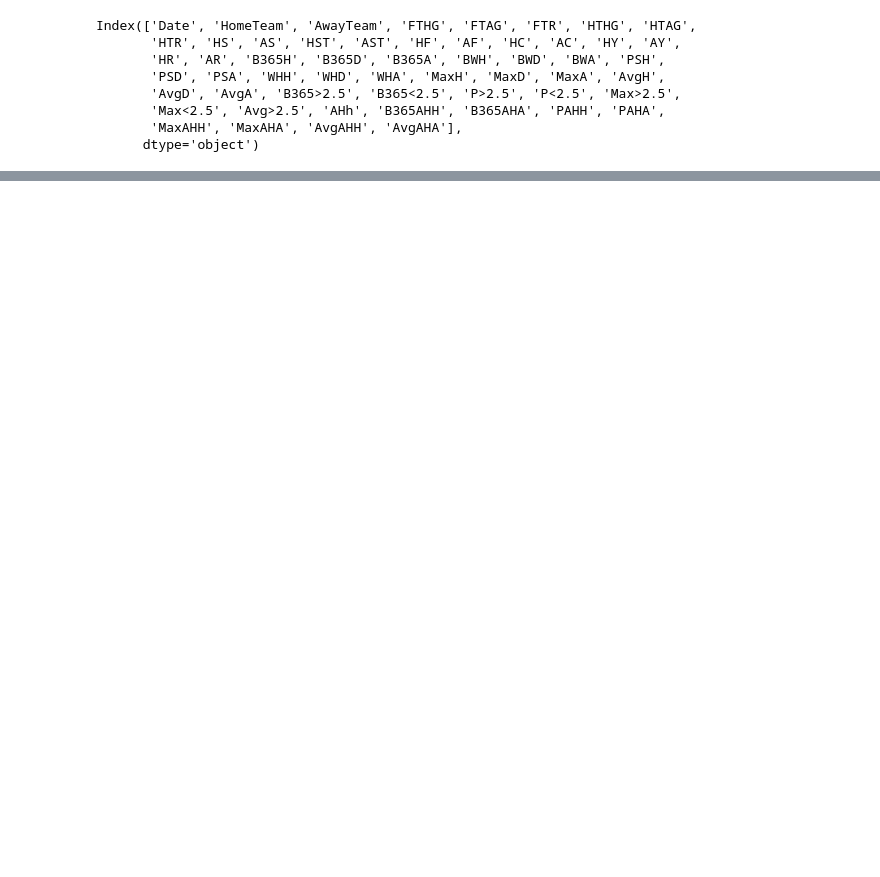
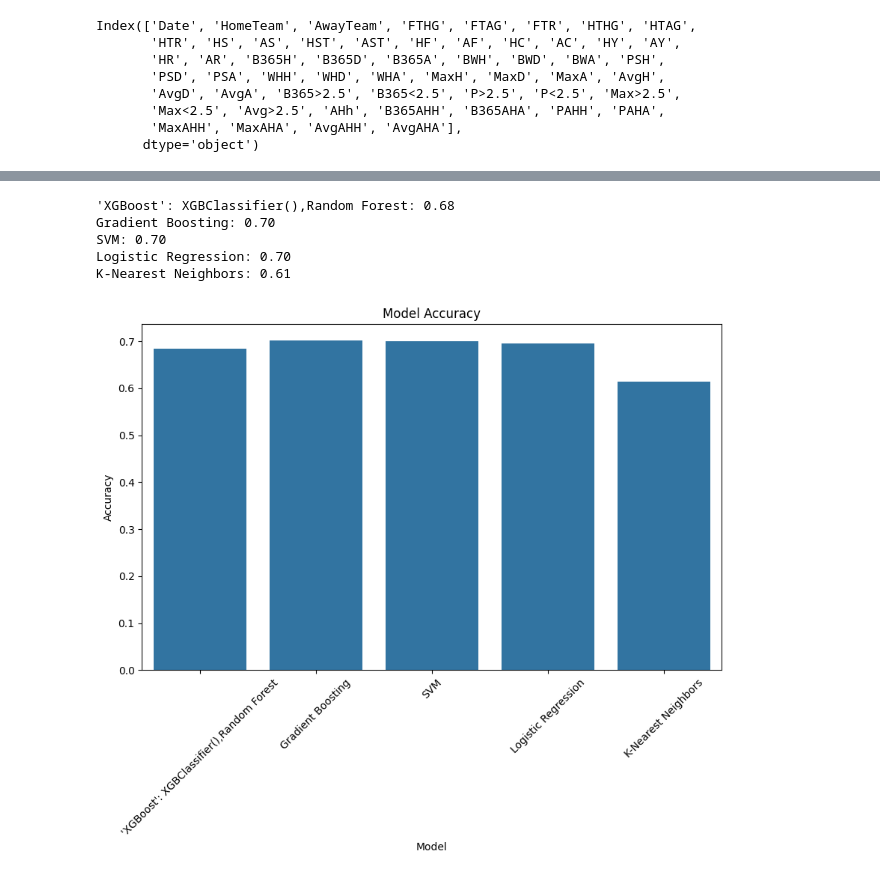
Before and after one commit to mstfgul/BetPredictionProject, a Jupyter notebook: visualizations/data_analysis_model_training_2.ipynb, the cells around one changed output, grey strips where cells are left out. Saved outputs shown, nothing was run; the diff lists cells and outputs as text; code cells hidden in the pictures; blank space fills up the shorter version.

```diff
--- a/visualizations/data_analysis_model_training_2.ipynb
+++ b/visualizations/data_analysis_model_training_2.ipynb
@@ -427,0 +204,5 @@ ValueError: Could not interpret value `FTR and Res = Full Time Result (H=Home Wi
+# %%
+# Choose the features that have a correlation coefficient greater than 0.1
+features = correlations[correlations > 0.1].index.tolist()
+features.remove('FTR')  # Remove target variable
+features
@@ -427,0 +227,63 @@ ValueError: Could not interpret value `FTR and Res = Full Time Result (H=Home Wi
+# %%
+# Split the data into features and target variable
+
+
+X = df_filled[features]
+y = df_filled['FTR']
+
+# Split the data into training and testing sets
+
+from sklearn.model_selection import train_test_split
+
+
+X_train, X_test, y_train, y_test = train_test_split(X, y, test_size=0.2, random_state=42)
+# %%
+# Try other models
+
+from sklearn.ensemble import GradientBoostingClassifier
+from sklearn.svm import SVC
+from sklearn.linear_model import LogisticRegression
+from sklearn.neighbors import KNeighborsClassifier
+from sklearn.metrics import accuracy_score
+from sklearn.ensemble import RandomForestClassifier
+'''from xgboost import XGBClassifier'''
+
+
+# Create the models
+
+models = {
+    ''''XGBoost': XGBClassifier(),'''
+    'Random Forest': RandomForestClassifier(),
+    'Gradient Boosting': GradientBoostingClassifier(),
+    'SVM': SVC(),
+    'Logistic Regression': LogisticRegression(),
+    'K-Nearest Neighbors': KNeighborsClassifier()
+}
+
+# Create a dictionary to store the accuracy of each model
+accuracy_dict = {}
+
+# Loop through each model
+
+for name, model in models.items():
+    model.fit(X_train, y_train)
+    y_pred = model.predict(X_test)
+    accuracy = accuracy_score(y_test, y_pred)
+    accuracy_dict[name] = accuracy
+
+# Print the accuracy of each model
+
+for name, accuracy in accuracy_dict.items():
+    print(f'{name}: {accuracy:.2f}')
+
+
+# Plot the accuracy of each model
+
+plt.figure(figsize=(10, 6))
+sns.barplot(x=list(accuracy_dict.keys()), y=list(accuracy_dict.values()))
+plt.title('Model Accuracy')
+plt.ylabel('Accuracy')
+plt.xlabel('Model')
+plt.xticks(rotation=45)
+plt.show()
+# %% [output]
@@ -427,0 +297,6 @@ ValueError: Could not interpret value `FTR and Res = Full Time Result (H=Home Wi
+'XGBoost': XGBClassifier(),Random Forest: 0.68
+Gradient Boosting: 0.70
+SVM: 0.70
+Logistic Regression: 0.70
+K-Nearest Neighbors: 0.61
+[figure, added]
```
Also changed, not shown: parts of 11 cells of this notebook.
